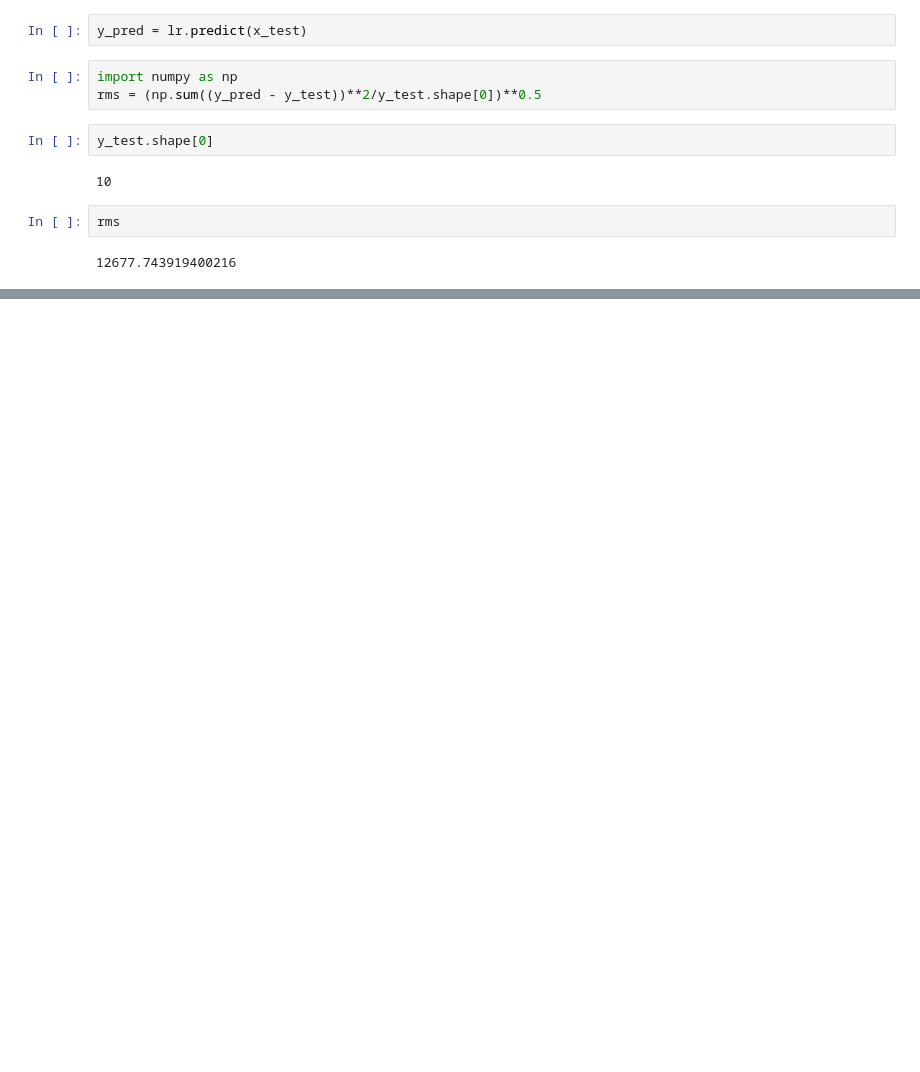
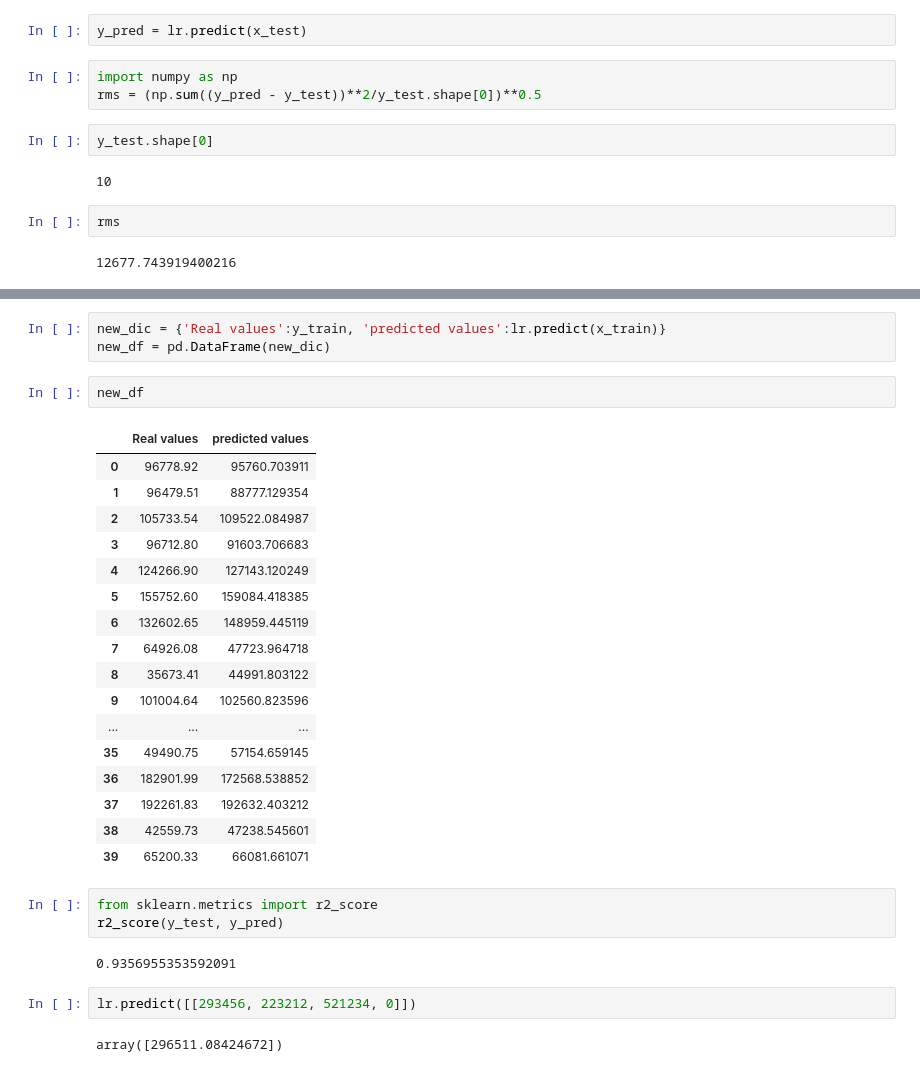
Before and after one commit to pickleprat/machine_learning, a Jupyter notebook: startup_data.ipynb, the cells around one changed output, grey strips where cells are left out. Cells and saved outputs as stored; diff of their text form; blank space fills up the shorter version.

```diff
--- a/startup_data.ipynb
+++ b/startup_data.ipynb
@@ -135,0 +215,32 @@ rms
+# %%
+new_dic = {'Real values':y_train, 'predicted values':lr.predict(x_train)}
+new_df = pd.DataFrame(new_dic)
+# %%
+new_df
+# %% [output]
+|  | Real values | predicted values |
+| 0 | 96778.92 | 95760.703911 |
+| 1 | 96479.51 | 88777.129354 |
+| 2 | 105733.54 | 109522.084987 |
+| 3 | 96712.80 | 91603.706683 |
+| 4 | 124266.90 | 127143.120249 |
+| 5 | 155752.60 | 159084.418385 |
+| 6 | 132602.65 | 148959.445119 |
+| 7 | 64926.08 | 47723.964718 |
+| 8 | 35673.41 | 44991.803122 |
+| 9 | 101004.64 | 102560.823596 |
+| ... | ... | ... |
+| 35 | 49490.75 | 57154.659145 |
+| 36 | 182901.99 | 172568.538852 |
+| 37 | 192261.83 | 192632.403212 |
+| 38 | 42559.73 | 47238.545601 |
+| 39 | 65200.33 | 66081.661071 |
+# %%
+from sklearn.metrics import r2_score
+r2_score(y_test, y_pred)
+# %% [output]
+0.9356955353592091
+# %%
+lr.predict([[293456, 223212, 521234, 0]])
+# %% [output]
+array([296511.08424672])
```
Also changed, not shown: parts of 13 cells of this notebook.
